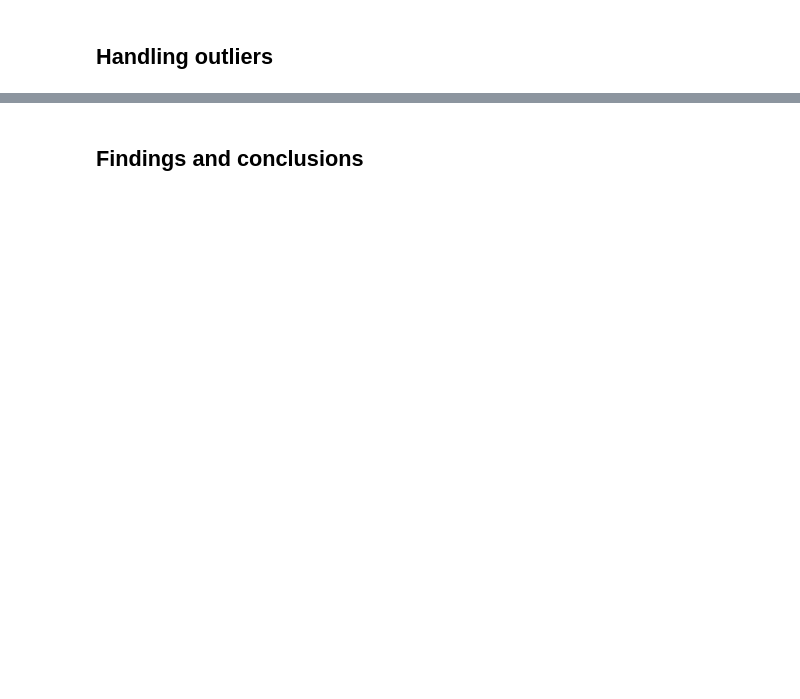
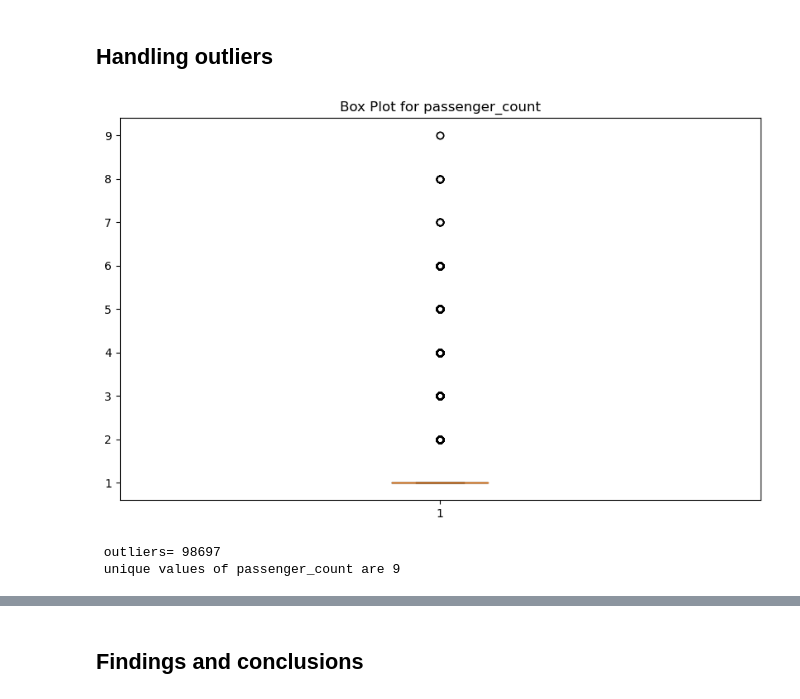
Before and after one commit to abanob-19/Uber_data_engineering, a Jupyter notebook: template.ipynb, the cells around one changed output, grey strips where cells are left out. Cells and saved outputs as stored; diff of their text form; code cells hidden in the pictures; blank space fills up the shorter version.

```diff
--- a/template.ipynb
+++ b/template.ipynb
@@ -527,0 +616,13 @@ Resulting data has no missing values and all handles properly. Also we changed p
+# %%
+def passenger_count_outliers(df):
+    df.drop(df[df['passenger_count'] > 10].index, inplace=True)
+# box_plot(df,['fare_amount', 'total_amount'])
+# # clip_outliers_with_q1_q3(df,numerical_columns.drop(columns=columns_to_drop1))
+# # box_plot(df,numerical_columns)
+# get_summary_for_outliers(df)
+passenger_count_outliers(df)
+box_plot(df,['passenger_count'])
+# %% [output]
+[figure, added]
+ outliers= 98697
+ unique values of passenger_count are 9
```
Also changed, not shown: parts of 45 cells of this notebook.
